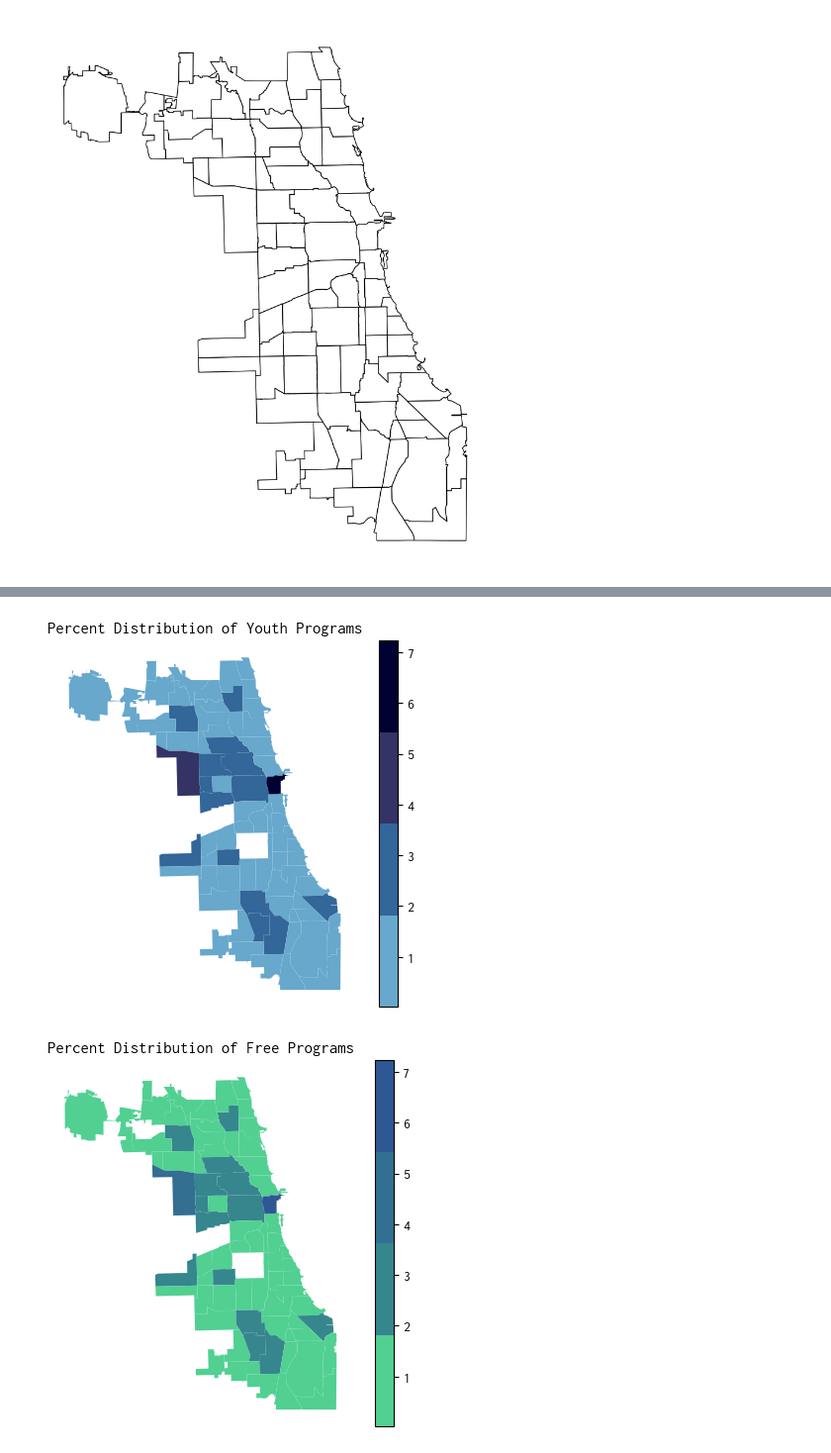
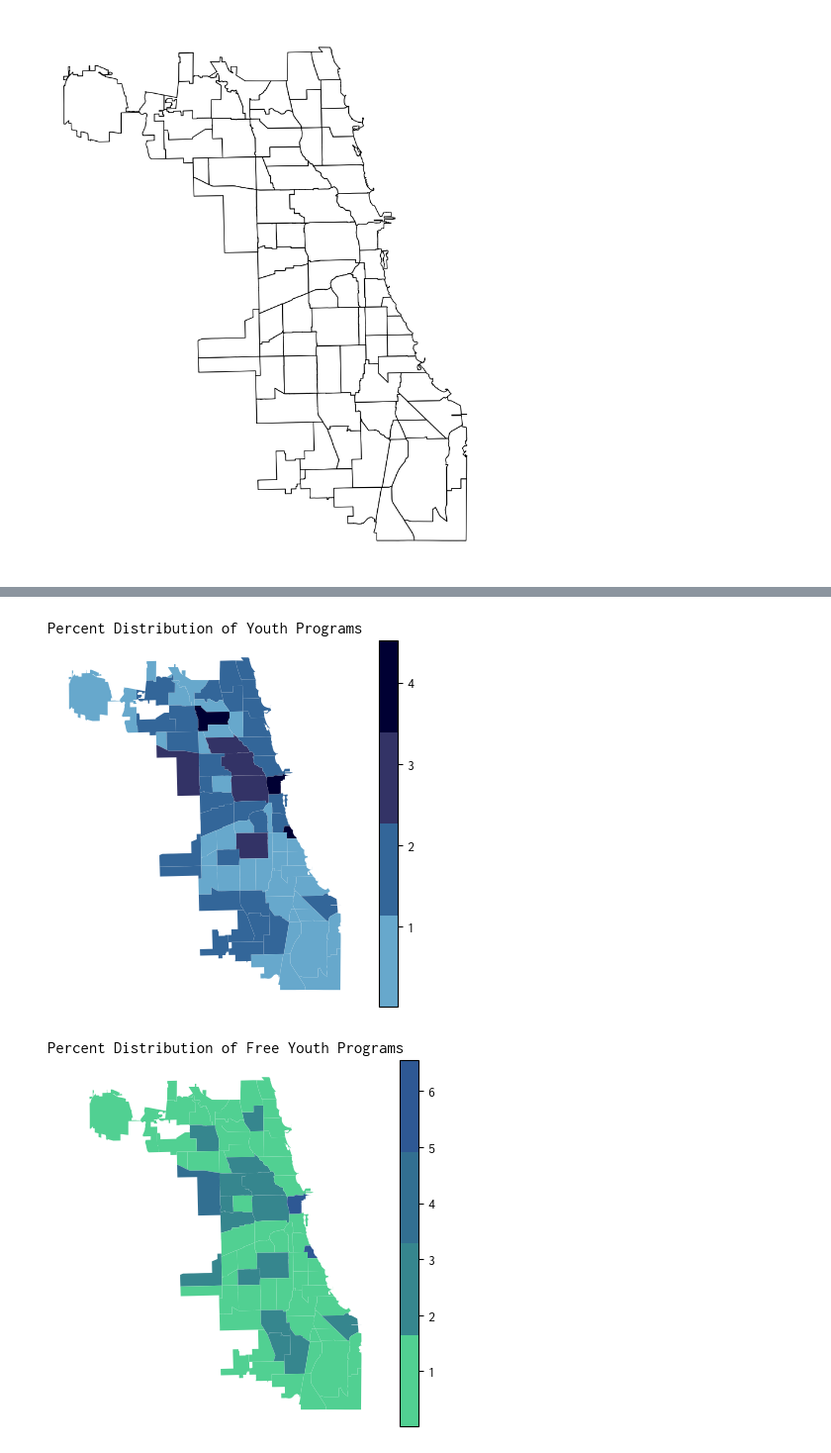
Before and after one commit to ishasharma2/stat390, a Jupyter notebook: eda.ipynb, the cells around one changed output, grey strips where cells are left out. Shown at 99% size. Drawn from its saved outputs; the diff is of its cells as text; code cells hidden in the pictures.

Commit message:
Plots; redid some data cleaning with the cluster names

```diff
--- a/eda.ipynb
+++ b/eda.ipynb
@@ -52,6 +52,7 @@ clean_data.head()
 5 rows × 21 columns
 # %%
 clean_data['Start Date'] = pd.to_datetime(clean_data['Start Date'], format='%m/%d/%y')
+mpl.rcParams['font.family'] = 'Inconsolata'
 
 months = clean_data['Start Date'].dt.month
 
@@ -100,3 +101,9 @@ Number of unique Geographic Clusters: 79
+# %%
+clean_data.loc[clean_data['Geographic Cluster Name'] == 'Bronzeville/South Lakefront', 'Geographic Cluster Name'] = 'OAKLAND'
+clean_data.loc[clean_data['Geographic Cluster Name'] == 'Back of the Yards', 'Geographic Cluster Name'] = 'NEW CITY'
+clean_data.loc[clean_data['Geographic Cluster Name'] == 'Little Village', 'Geographic Cluster Name'] = 'SOUTH LAWNDALE'
+clean_data = clean_data.dropna(subset=['Geographic Cluster Name'])
+clean_data['Geographic Cluster Name'] = clean_data['Geographic Cluster Name'].str.upper()
 # %%
 clusters = clean_data['Geographic Cluster Name'].unique()
 num_programs_list = []
@@ -196,5 +203,6 @@ Reading & Writing              0.001182
 Name: Category Name, dtype: float64
 # %%
+mpl.rcParams['font.family'] = 'Inconsolata'
 # Calculate the number of programs in each category
 category_counts = clean_data['Category Name'].value_counts()
 
@@ -301,34 +329,34 @@ ax.set_axis_off()
 plt.title("Percent Distribution of Youth Programs")
 plt.savefig("plots/shapefile_map.png", dpi=300)
 # %% [output]
-[figure, old version]
+[figure, new version]
 # %%
 chi_map = gpd.read_file('chi_shapefile/geo_export_ac7aa850-c5f5-48c3-8b86-051ed02f73db.shx')
 
 accessible_data = clean_data[(clean_data['Program Price'] == 'Free')]
 
 # Merge the filtered dataframe with the shapefile dataframe
 accessible_merged = pd.merge(left=chi_map, right=accessible_data, left_on='community', right_on='Geographic Cluster Name')
 
 # Group by community and count unique program names
 accessible = accessible_merged.groupby('community')['Program Name'].nunique()
 
 # Calculate the percentage distribution
 percentages = (accessible / accessible.sum()) * 100
 
 # Add the percentage distribution to the shapefile dataframe
 chi_map['Percentage Distribution'] = chi_map['community'].map(percentages)
 
 greens = ['#51D092', '#36868E', '#326F91', '#2E5894']
 cmap = colors.ListedColormap(greens)
 
 # Create the plot
 ax = chi_map.plot(column='Percentage Distribution', legend=True, cmap=cmap)
 ax.set_axis_off()
 
-plt.title("Percent Distribution of Free Programs")
+plt.title("Percent Distribution of Free Youth Programs")
 
 # Save the plot
 plt.savefig("plots/free_programs_map.png", dpi=300)
 # %% [output]
-[figure, old version]
+[figure, new version]
```
Also changed, not shown: parts of 9 cells of this notebook, 9 other files.
